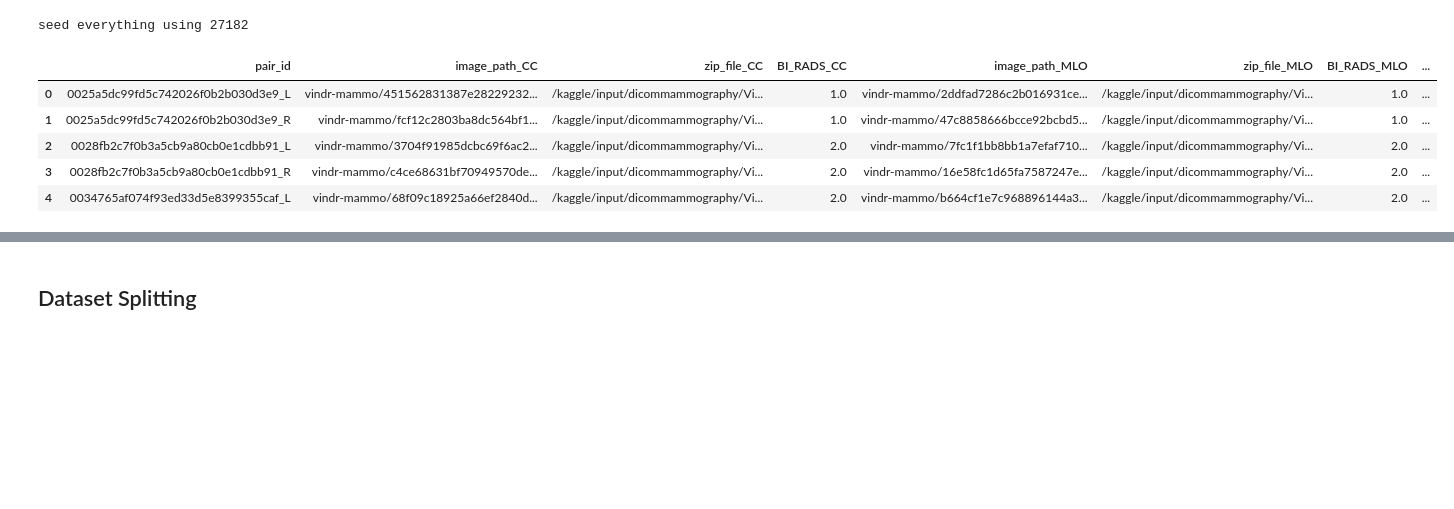
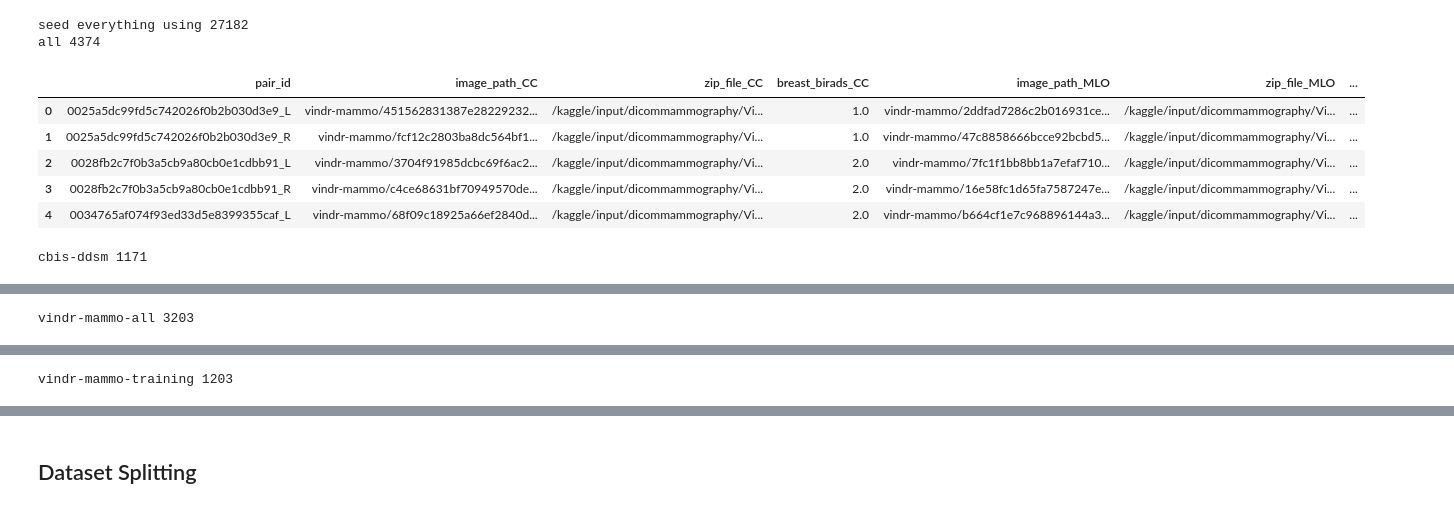
Before and after one commit to yunama47/Klasifikasi-Mammografi, a Jupyter notebook: kaggle_dataset_preprocessing_notebook.ipynb, the cells around one changed output, grey strips where cells are left out. Cells and saved outputs as stored; diff of their text form; code cells hidden in the pictures; blank space fills up the shorter version.

```diff
--- a/kaggle_dataset_preprocessing_notebook.ipynb
+++ b/kaggle_dataset_preprocessing_notebook.ipynb
@@ -3,7 +3,8 @@ DATASET_DIR = "/kaggle/input/dicommammography"
 VINDR_SELECTED_SUBSET_CSV = DATASET_DIR+'/vindr-mammo_selected_images.csv'
 VINDR_BIRADS_1_2_CSV = DATASET_DIR+'/vindr-mammo_birads-1_2.csv'
 VINDR_ALL_CSV = 'https://drive.usercontent.google.com/u/1/uc?id=12dZ1KqdOs79jB17uFAfvrb-J4EatpQPr&export=download'
-VINDR_MULTI_VIEW_CSV = DATASET_DIR+'/vindr_cc_mlo_data.csv'
+# VINDR_MULTI_VIEW_CSV = DATASET_DIR+'/vindr_cc_mlo_data.csv'
+VINDR_MULTI_VIEW_CSV = '/kaggle/input/physio-download/vindr_mmv.csv'
 CBIS_DDSM_ALL_CSV = DATASET_DIR+'/cbis_ddsm_all.csv'
 CBIS_DDSM_MULTI_VIEW_CSV = DATASET_DIR+'/cbis_ddsm_dual_view_all.csv'
 
@@ -35,57 +36,79 @@ def seed_everything(seed):
 
 seed_everything(int(1e4*np.e))
 
-columns = ['pair_id', 'image_path_CC', 'zip_file_CC', 'BI_RADS_CC',
-                      'image_path_MLO',  'zip_file_MLO', 'BI_RADS_MLO',
-           'CC_MLO_Same_BIRADS']
+columns = ['pair_id', 'image_path_CC', 'zip_file_CC', 'breast_birads_CC',
+                      'image_path_MLO',  'zip_file_MLO', 'breast_birads_MLO']
 vindr_multi_view = pd.read_csv(VINDR_MULTI_VIEW_CSV)
 vindr_multi_view['pair_id'] = vindr_multi_view.apply(lambda row: f"{row['study_id']}_{row['laterality']}" , axis=1)
-vindr_multi_view = vindr_multi_view.loc[:,columns]
+vindr_mmv_no_test = vindr_multi_view[vindr_multi_view.split=="training"].loc[:,columns]
+vindr_mmv_test = vindr_multi_view[vindr_multi_view.split!="training"].loc[:,columns]
+vindr_mmv_all = vindr_multi_view.loc[:,columns]
+
 cbis_multi_view = pd.read_csv(CBIS_DDSM_MULTI_VIEW_CSV)\
                   .rename(columns={
                       'subset_zip_CC':'zip_file_CC',
                       'subset_zip_MLO':'zip_file_MLO',
-                      'assessment_CC':'BI_RADS_CC',
-                      'assessment_MLO':'BI_RADS_MLO'
+                      'assessment_CC':'breast_birads_CC',
+                      'assessment_MLO':'breast_birads_MLO'
                       })
 cbis_multi_view = cbis_multi_view.loc[:,columns]
-all_multi_view_df = pd.concat([vindr_multi_view, cbis_multi_view]).reset_index(drop=True)
-dfs = {"all":all_multi_view_df, "cbis-ddsm":cbis_multi_view, "vindr-mammo":vindr_multi_view}
+all_multi_view_df = pd.concat([vindr_mmv_all, cbis_multi_view]).reset_index(drop=True)
+dfs = {"all":all_multi_view_df, "cbis-ddsm":cbis_multi_view, "vindr-mammo-all":vindr_mmv_all,
+       "vindr-mammo-training":vindr_mmv_no_test
+      }
 
 def normalize_birads(row):
-    if row['BI_RADS_CC'] in label_index and row['BI_RADS_MLO'] in label_index:
-        row['BI_RADS_CC'] = label_index[row['BI_RADS_CC']]
-        row['BI_RADS_MLO'] = label_index[row['BI_RADS_MLO']]
+    if row['breast_birads_CC'] in label_index and row['breast_birads_MLO'] in label_index:
+        row['breast_birads_CC'] = label_index[row['breast_birads_CC']]
+        row['breast_birads_MLO'] = label_index[row['breast_birads_MLO']]
         return row
     else:
-        row['BI_RADS_CC'] = float(row['BI_RADS_CC'])
-        row['BI_RADS_MLO'] = float(row['BI_RADS_MLO'])
+        row['breast_birads_CC'] = float(row['breast_birads_CC'])
+        row['breast_birads_MLO'] = float(row['breast_birads_MLO'])
         return row
 
 def kaggle_zipfile_path(row):
+    VINDR_ZIPS_STRUCTUR = {
+        "VinDr-Mammo_BIRADS_12_Subset_zip":"vindr-mammo/",
+        "VinDr-Mammo_Balanced_Subset_zip":"vindr-mammo/",
+        "vindr-mammo_findings_only_zip":"",
+        "vindr_remaining_test_set_part0.zip":"",
+        **{f"vindr_remaining_test_set_part{i}.zip":"dicoms/" for i in range(1,13)}
+    }
     for view in ['CC', 'MLO']:
         orig_zip_file = row[f'zip_file_{view}']
         if not isinstance(orig_zip_file, str):
             continue
-        kaggle_filename = orig_zip_file.split('/')[-1].replace('.zip','_zip').replace('&','')
-        kaggle_zip_file = f"{DATASET_DIR}/{kaggle_filename}"
-        row[f'zip_file_{view}'] = kaggle_zip_file
+        kaggle_zippath = orig_zip_file.split('/')[-1]
+        if "vindr_remaining" in kaggle_zippath:
+            kaggle_zippath = f"/kaggle/input/physio-download/{kaggle_zippath}"
+        else:
+            kaggle_zippath = kaggle_zippath.replace('.zip','_zip').replace('&','')
+            kaggle_zippath = f"{DATASET_DIR}/{kaggle_zippath}"
+        row[f'zip_file_{view}'] = kaggle_zippath
+        if "vindr" in  kaggle_zippath.lower():
+            image_path = row[f"image_path_{view}"].split('/')[-1]
+            kaggle_zippath = kaggle_zippath.split('/')[-1]
+            row[f"image_path_{view}"] = f"{VINDR_ZIPS_STRUCTUR[kaggle_zippath]}{image_path}"
     return row
 
 for key, df in dfs.items():
+    print(key, len(df))
     df = df.apply(normalize_birads, axis=1)
     df = df.apply(kaggle_zipfile_path, axis=1)
     df = df.dropna().reset_index(drop=True)
-    df['BI_RADS_MAX'] = df.apply(lambda row: max(row['BI_RADS_CC'], row['BI_RADS_MLO']), axis=1)
-    # df["benign"] = df.apply(lambda row: 1 if row['BI_RADS_MAX'] in [1, 2] else 0, axis=1)
-    df["grouped_BIRADS"] = df.apply(lambda row: np.clip(row['BI_RADS_MAX'], 2, 4).astype(int), axis=1)
+    df['breast_birads_MAX'] = df.apply(lambda row: max(row['breast_birads_CC'], row['breast_birads_MLO']), axis=1)
+    # df["benign"] = df.apply(lambda row: 1 if row['breast_birads_MAX'] in [1, 2] else 0, axis=1)
+    df["recommended_action"] = df.apply(lambda row: np.clip(row['breast_birads_MAX'], 2, 4).astype(int), axis=1)
     dfs[key] = df
     display(df.head())
 # %% [output]
 seed everything using 27182
+all 4374
-|  | pair_id | image_path_CC | zip_file_CC | BI_RADS_CC | image_path_MLO | zip_file_MLO | BI_RADS_MLO | ... |
-| 0 | 0025a5dc99fd5c742026f0b2b030d3e9_L | vindr-mammo/451562831387e28229232... | /kaggle/input/dicommammography/Vi... | 1.0 | vindr-mammo/2ddfad7286c2b016931ce... | /kaggle/input/dicommammography/Vi... | 1.0 | ... |
-| 1 | 0025a5dc99fd5c742026f0b2b030d3e9_R | vindr-mammo/fcf12c2803ba8dc564bf1... | /kaggle/input/dicommammography/Vi... | 1.0 | vindr-mammo/47c8858666bcce92bcbd5... | /kaggle/input/dicommammography/Vi... | 1.0 | ... |
-| 2 | 0028fb2c7f0b3a5cb9a80cb0e1cdbb91_L | vindr-mammo/3704f91985dcbc69f6ac2... | /kaggle/input/dicommammography/Vi... | 2.0 | vindr-mammo/7fc1f1bb8bb1a7efaf710... | /kaggle/input/dicommammography/Vi... | 2.0 | ... |
-| 3 | 0028fb2c7f0b3a5cb9a80cb0e1cdbb91_R | vindr-mammo/c4ce68631bf70949570de... | /kaggle/input/dicommammography/Vi... | 2.0 | vindr-mammo/16e58fc1d65fa7587247e... | /kaggle/input/dicommammography/Vi... | 2.0 | ... |
-| 4 | 0034765af074f93ed33d5e8399355caf_L | vindr-mammo/68f09c18925a66ef2840d... | /kaggle/input/dicommammography/Vi... | 2.0 | vindr-mammo/b664cf1e7c968896144a3... | /kaggle/input/dicommammography/Vi... | 2.0 | ... |
+|  | pair_id | image_path_CC | zip_file_CC | breast_birads_CC | image_path_MLO | zip_file_MLO | ... |
+| 0 | 0025a5dc99fd5c742026f0b2b030d3e9_L | vindr-mammo/451562831387e28229232... | /kaggle/input/dicommammography/Vi... | 1.0 | vindr-mammo/2ddfad7286c2b016931ce... | /kaggle/input/dicommammography/Vi... | ... |
+| 1 | 0025a5dc99fd5c742026f0b2b030d3e9_R | vindr-mammo/fcf12c2803ba8dc564bf1... | /kaggle/input/dicommammography/Vi... | 1.0 | vindr-mammo/47c8858666bcce92bcbd5... | /kaggle/input/dicommammography/Vi... | ... |
+| 2 | 0028fb2c7f0b3a5cb9a80cb0e1cdbb91_L | vindr-mammo/3704f91985dcbc69f6ac2... | /kaggle/input/dicommammography/Vi... | 2.0 | vindr-mammo/7fc1f1bb8bb1a7efaf710... | /kaggle/input/dicommammography/Vi... | ... |
+| 3 | 0028fb2c7f0b3a5cb9a80cb0e1cdbb91_R | vindr-mammo/c4ce68631bf70949570de... | /kaggle/input/dicommammography/Vi... | 2.0 | vindr-mammo/16e58fc1d65fa7587247e... | /kaggle/input/dicommammography/Vi... | ... |
+| 4 | 0034765af074f93ed33d5e8399355caf_L | vindr-mammo/68f09c18925a66ef2840d... | /kaggle/input/dicommammography/Vi... | 2.0 | vindr-mammo/b664cf1e7c968896144a3... | /kaggle/input/dicommammography/Vi... | ... |
+cbis-ddsm 1171
@@ -97,0 +121 @@ seed everything using 27182
+vindr-mammo-all 3203
@@ -103,0 +128 @@ seed everything using 27182
+vindr-mammo-training 1203
```
Also changed, not shown: parts of 25 cells of this notebook.
